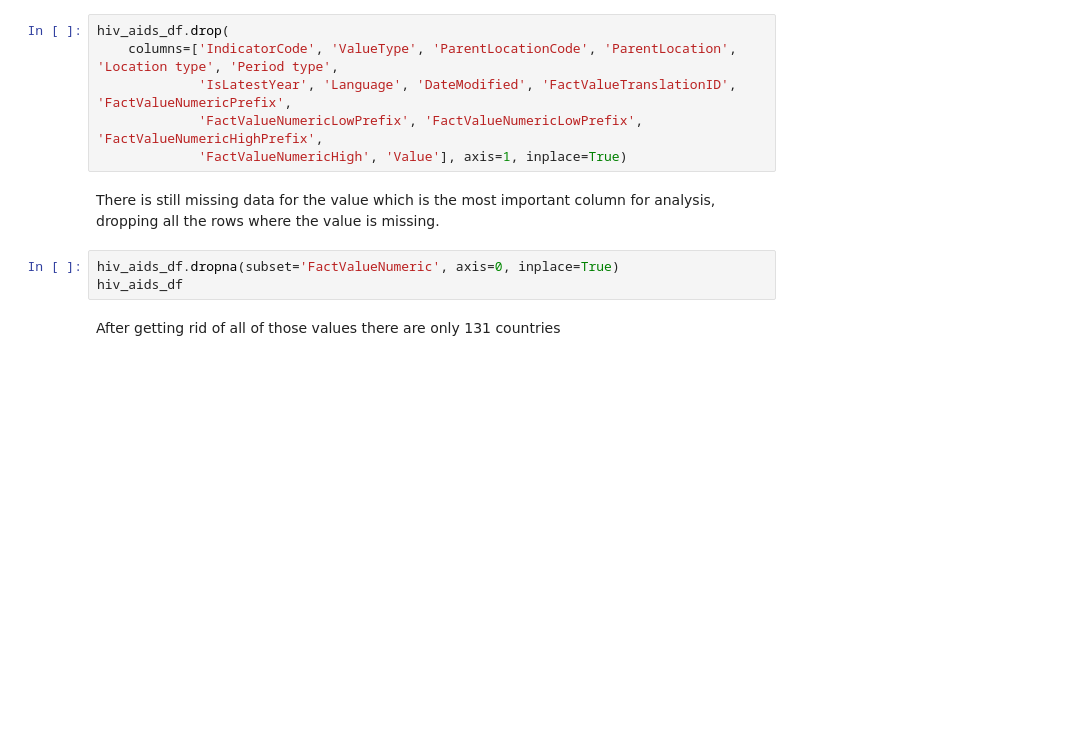
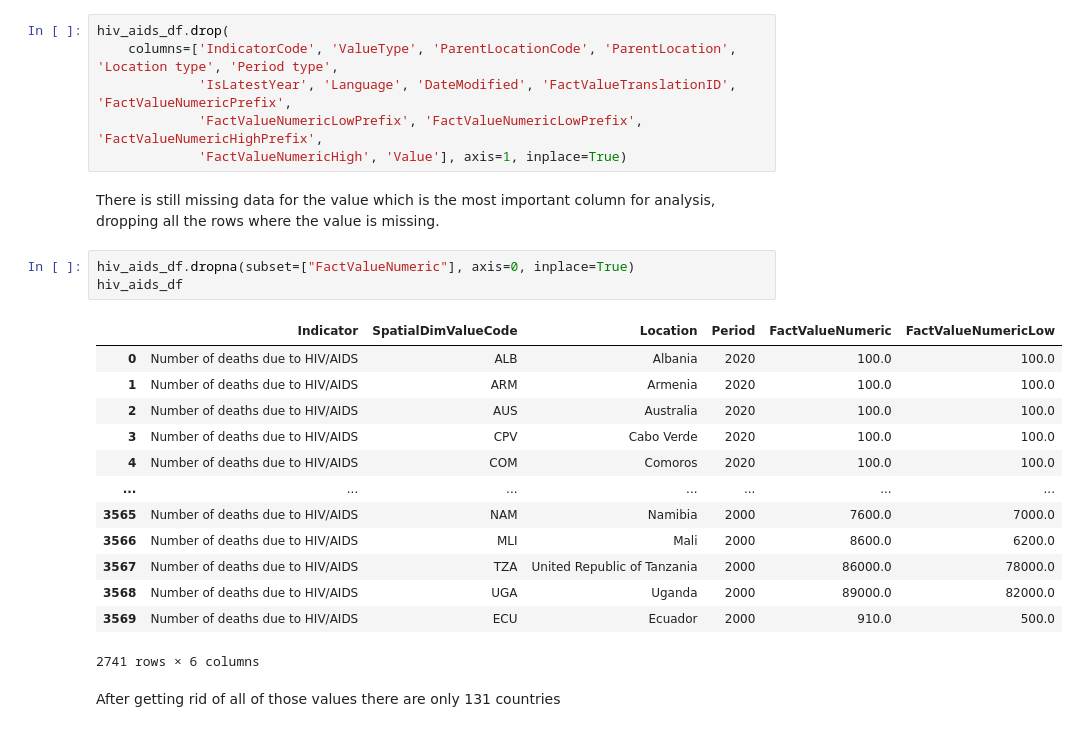
Before and after one commit to tzhang852/COMP-4447-Final-Project, a Jupyter notebook: final_notebook.ipynb, the cells around one changed output. Drawn from its saved outputs; the diff is of its cells as text; blank space fills up the shorter version.

```diff
--- a/final_notebook.ipynb
+++ b/final_notebook.ipynb
@@ -492,8 +534,22 @@ hiv_aids_df.drop(
 # %% [markdown]
 There is still missing data for the value which is the most important column for analysis, dropping all the rows where the value is missing.
 # %%
-hiv_aids_df.dropna(subset='FactValueNumeric', axis=0, inplace=True)
+hiv_aids_df.dropna(subset=["FactValueNumeric"], axis=0, inplace=True)
 hiv_aids_df
+# %% [output]
+|  | Indicator | SpatialDimValueCode | Location | Period | FactValueNumeric | FactValueNumericLow |
+| 0 | Number of deaths due to HIV/AIDS | ALB | Albania | 2020 | 100.0 | 100.0 |
+| 1 | Number of deaths due to HIV/AIDS | ARM | Armenia | 2020 | 100.0 | 100.0 |
+| 2 | Number of deaths due to HIV/AIDS | AUS | Australia | 2020 | 100.0 | 100.0 |
+| 3 | Number of deaths due to HIV/AIDS | CPV | Cabo Verde | 2020 | 100.0 | 100.0 |
+| 4 | Number of deaths due to HIV/AIDS | COM | Comoros | 2020 | 100.0 | 100.0 |
+| ... | ... | ... | ... | ... | ... | ... |
+| 3565 | Number of deaths due to HIV/AIDS | NAM | Namibia | 2000 | 7600.0 | 7000.0 |
+| 3566 | Number of deaths due to HIV/AIDS | MLI | Mali | 2000 | 8600.0 | 6200.0 |
+| 3567 | Number of deaths due to HIV/AIDS | TZA | United Republic of Tanzania | 2000 | 86000.0 | 78000.0 |
+| 3568 | Number of deaths due to HIV/AIDS | UGA | Uganda | 2000 | 89000.0 | 82000.0 |
+| 3569 | Number of deaths due to HIV/AIDS | ECU | Ecuador | 2000 | 910.0 | 500.0 |
+2741 rows × 6 columns
 # %% [markdown]
 After getting rid of all of those values there are only 131 countries
 # %%
```
Also changed, not shown: parts of 20 cells of this notebook.
